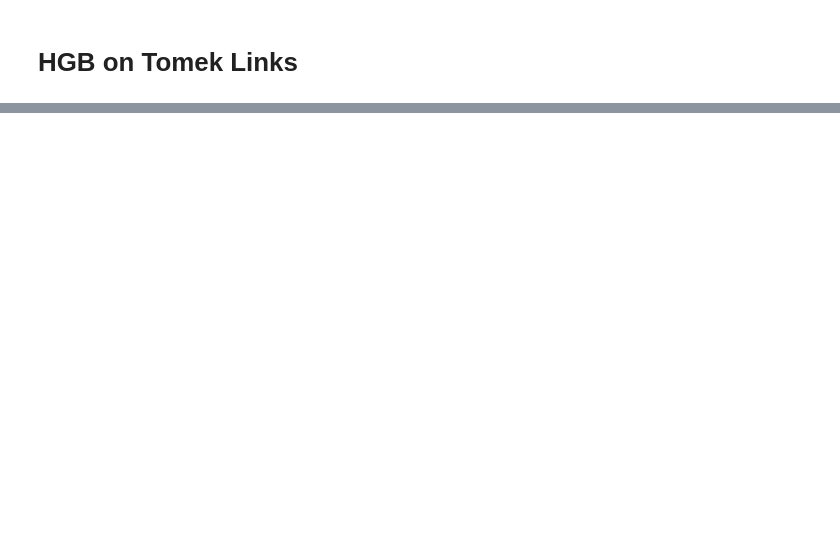
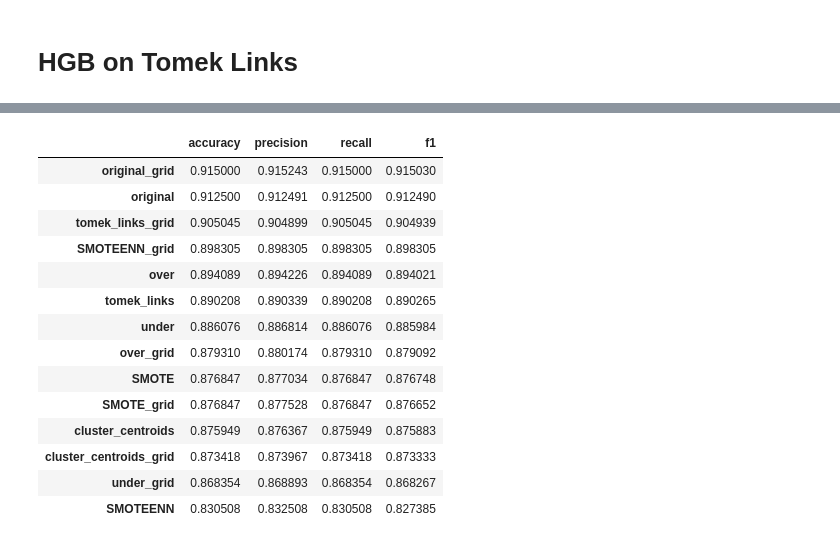
Before and after one commit to shaaleissa/hypertension_prediction, a Jupyter notebook: Notebooks/HGB.ipynb, the cells around one changed output, grey strips where cells are left out. Cells and saved outputs as stored; diff of their text form; code cells hidden in the pictures; blank space fills up the shorter version.

```diff
--- a/Notebooks/HGB.ipynb
+++ b/Notebooks/HGB.ipynb
@@ -327,0 +414,20 @@ prediction = predict('tomek_links_grid',best_HGB7, X_test, y_test)
+# %%
+best_model_df = pd.DataFrame.from_dict(best_models, orient='index')
+best_model_df.sort_values(by='accuracy', ascending=False, inplace=True)
+best_model_df
+# %% [output]
+|  | accuracy | precision | recall | f1 |
+| original_grid | 0.915000 | 0.915243 | 0.915000 | 0.915030 |
+| original | 0.912500 | 0.912491 | 0.912500 | 0.912490 |
+| tomek_links_grid | 0.905045 | 0.904899 | 0.905045 | 0.904939 |
+| SMOTEENN_grid | 0.898305 | 0.898305 | 0.898305 | 0.898305 |
+| over | 0.894089 | 0.894226 | 0.894089 | 0.894021 |
+| tomek_links | 0.890208 | 0.890339 | 0.890208 | 0.890265 |
+| under | 0.886076 | 0.886814 | 0.886076 | 0.885984 |
+| over_grid | 0.879310 | 0.880174 | 0.879310 | 0.879092 |
+| SMOTE | 0.876847 | 0.877034 | 0.876847 | 0.876748 |
+| SMOTE_grid | 0.876847 | 0.877528 | 0.876847 | 0.876652 |
+| cluster_centroids | 0.875949 | 0.876367 | 0.875949 | 0.875883 |
+| cluster_centroids_grid | 0.873418 | 0.873967 | 0.873418 | 0.873333 |
+| under_grid | 0.868354 | 0.868893 | 0.868354 | 0.868267 |
+| SMOTEENN | 0.830508 | 0.832508 | 0.830508 | 0.827385 |
```
Also changed, not shown: parts of 21 cells of this notebook, 1 other file.
